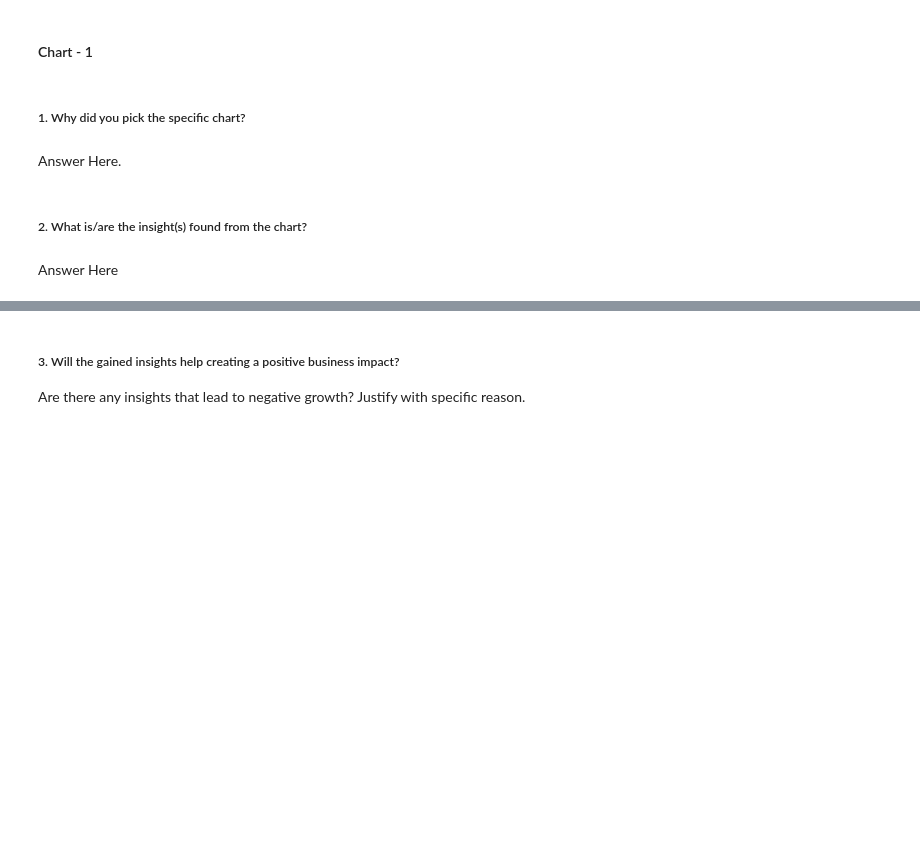
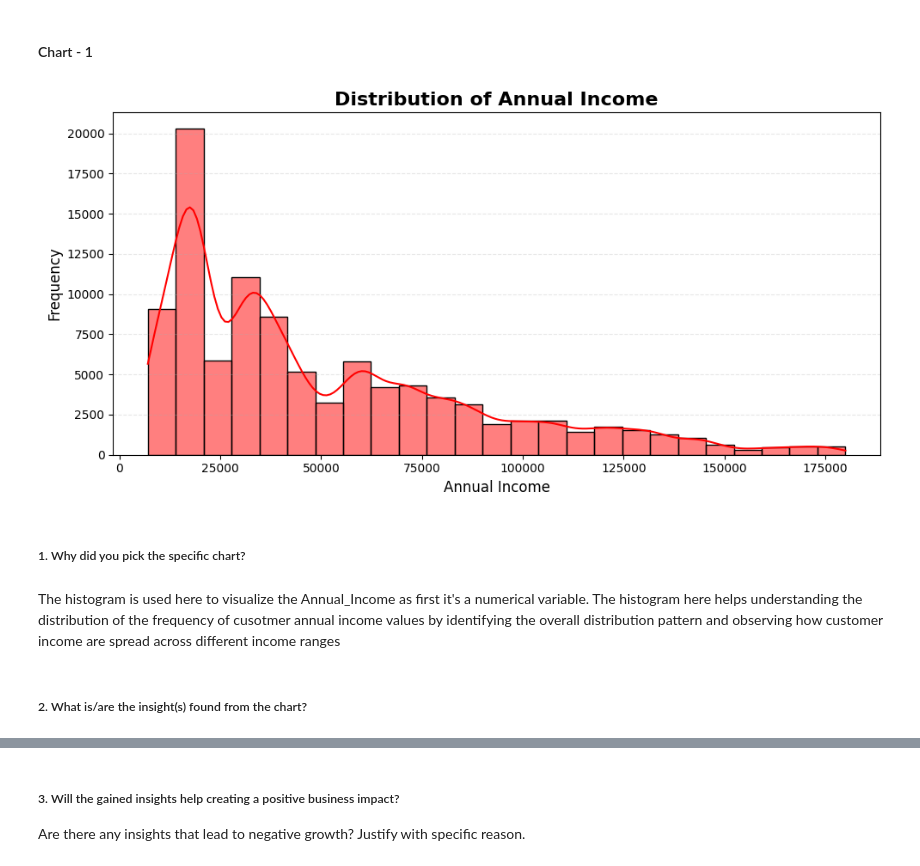
Before and after one commit to Shuvam-2000/Paisa-Bazar-Bank-Fraud-Analysis, a Jupyter notebook: Paisa_Bazar_Bank_Fraud_Analysis.ipynb, the cells around one changed output, grey strips where cells are left out. Cells and saved outputs as stored; diff of their text form; code cells hidden in the pictures; blank space fills up the shorter version.

```diff
--- a/Paisa_Bazar_Bank_Fraud_Analysis.ipynb
+++ b/Paisa_Bazar_Bank_Fraud_Analysis.ipynb
@@ -903,8 +901,29 @@ data_copy[(data_copy['Outstanding_Debt'] == 0) &
+# %%
+# Chart - 1 visualization code
+plt.figure(figsize=(10, 5))
+
+sns.histplot(
+    data=data_copy,
+    x='Annual_Income',
+    bins=25,
+    kde=True,
+    color='red',
+    edgecolor='black'
+)
+
+plt.title("Distribution of Annual Income", fontsize=16, fontweight='bold')
+plt.xlabel("Annual Income", fontsize=12)
+plt.ylabel("Frequency", fontsize=12)
+
+plt.grid(axis='y', linestyle='--', alpha=0.3)
+plt.tight_layout()
+
+plt.show()
+# %% [output]
+[figure, added]
 # %% [markdown]
 ##### 1. Why did you pick the specific chart?
-# %% [markdown]
-Answer Here.
+# %% [markdown]
+The histogram is used here to visualize the Annual_Income as first it's a numerical variable. The histogram here helps understanding the distribution of the frequency of cusotmer annual income values by identifying the overall distribution pattern and observing how customer income are spread across different income ranges
 # %% [markdown]
 ##### 2. What is/are the insight(s) found from the chart?
-# %% [markdown]
-Answer Here
```
Also changed, not shown: parts of 14 cells of this notebook.
